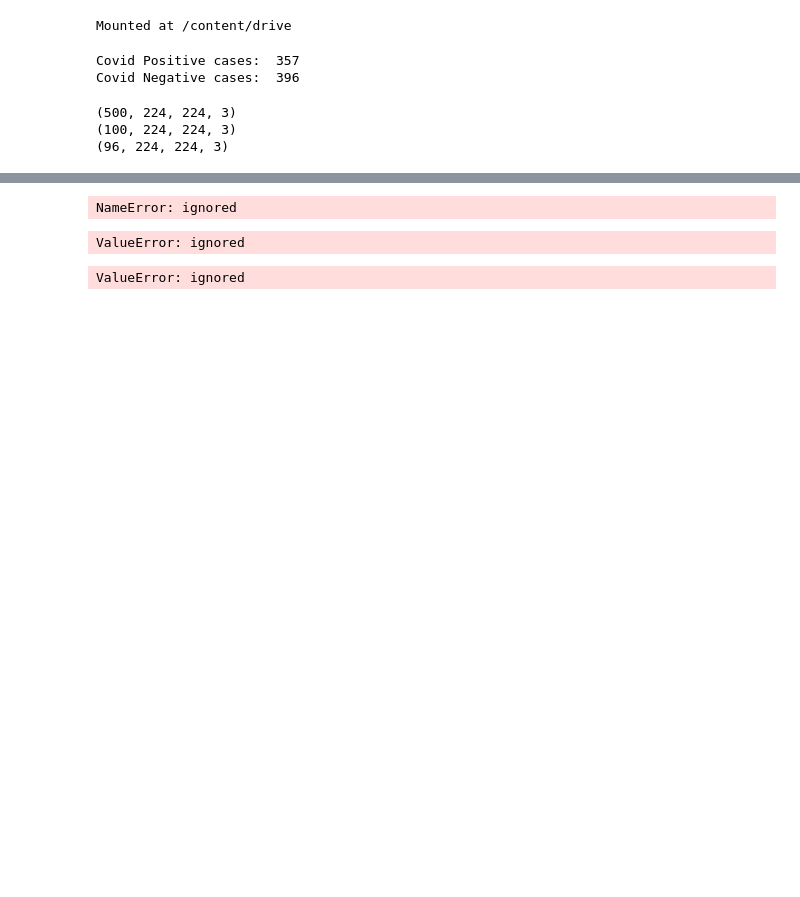
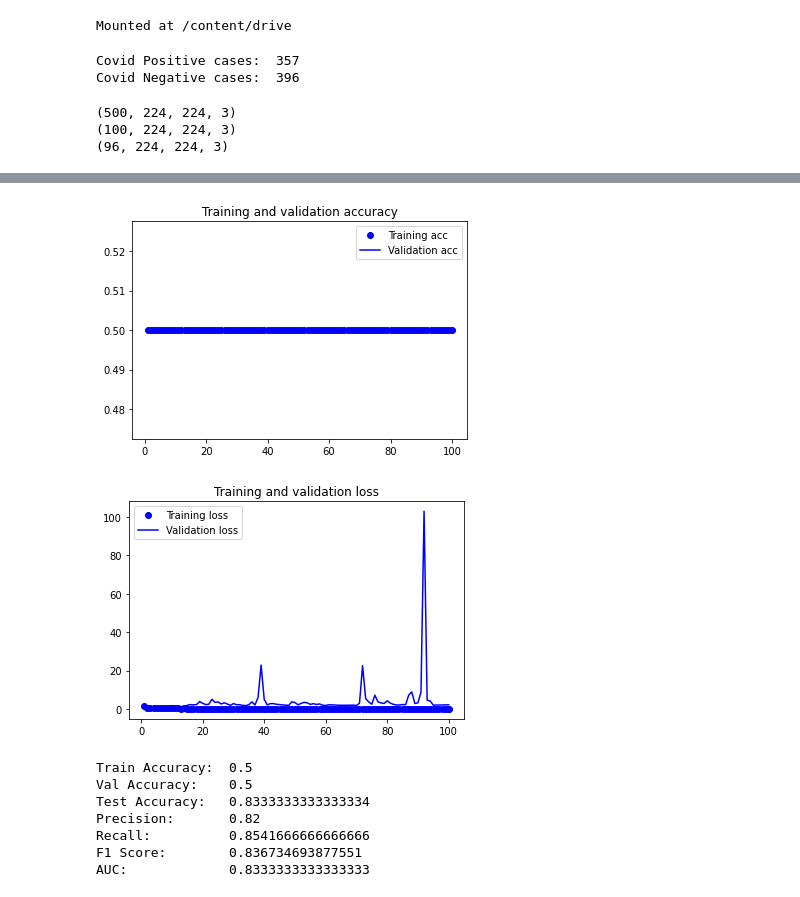
Before and after one commit to ymamathasai/DSDM-725, a Jupyter notebook: DSDM_COVID.ipynb, the cells around one changed output, grey strips where cells are left out. Cells and saved outputs as stored; diff of their text form; code cells hidden in the pictures; blank space fills up the shorter version.

```diff
--- a/DSDM_COVID.ipynb
+++ b/DSDM_COVID.ipynb
@@ -34,7 +33,7 @@ print("Covid Negative cases: ", count)
 Covid Positive cases:  357
 Covid Negative cases:  396
 # %%
-base_dir = '/content/drive/My Drive/COVID CLASSIFICATION/CT_COVID/'
+base_dir = '/content/drive/My Drive/COVID CLASSIFICATION/covid19_CT'
 if not os.path.exists(base_dir): os.mkdir(base_dir)
 # %%
 train_dir = os.path.join(base_dir, 'train')
@@ -239,0 +277,3 @@ ypred=ypred*1
+# %%
+model_resnet = ResNet50(include_top=True, weights=None,input_shape =None, classes = 1)
+model_resnet.summary()
@@ -239,0 +298,9 @@ ypred=ypred*1
+# %%
+model_resnet.compile(loss='binary_crossentropy',
+              optimizer='adam',
+              metrics=['acc'])
+# %%
+history = model_resnet.fit(train_X, train_y,
+                              batch_size=20,
+                              epochs=100,
+                              validation_data=(val_X, val_y))
@@ -240,7 +325,41 @@ ypred=ypred*1
+# %%
+import matplotlib.pyplot as plt
+
+acc = history.history['acc']
+val_acc = history.history['val_acc']
+loss = history.history['loss']
+val_loss = history.history['val_loss']
+
+epochs = range(1, len(acc) + 1)
+
+plt.plot(epochs, acc, 'bo', label='Training acc')
+plt.plot(epochs, val_acc, 'b', label='Validation acc')
+plt.title('Training and validation accuracy')
+plt.legend()
+
+plt.figure()
+
+plt.plot(epochs, loss, 'bo', label='Training loss')
+plt.plot(epochs, val_loss, 'b', label='Validation loss')
+plt.title('Training and validation loss')
+plt.legend()
+
+plt.show()
+# %% [output]
+[figure, added]
+[figure, added]
 # %%
+from sklearn.metrics import accuracy_score
+
+## Test Accuracy
+predictions = model.predict(test_X)
+ypred = predictions > 0.5
+test_acc = accuracy_score(test_y, ypred)
+
 from sklearn.metrics import precision_recall_fscore_support, roc_auc_score
 
-precision, recall, f1score, _ = precision_recall_fscore_support(test_y, ypred)
+precision, recall, f1score, _ = precision_recall_fscore_support(test_y, ypred, average='binary')
+
 auc = roc_auc_score(test_y, ypred)
 
 print("Train Accuracy:\t", acc[-1])
@@ -251,21 +370,10 @@ print("Recall:\t\t", recall)
 print("F1 Score:\t", f1score)
 print("AUC:\t\t", auc)
 # %% [output]
-NameError: ignored
+Train Accuracy:  0.5
+Val Accuracy:    0.5
+Test Accuracy:   0.8333333333333334
+Precision:       0.82
+Recall:          0.8541666666666666
+F1 Score:        0.836734693877551
+AUC:             0.8333333333333333
-# %%
-yhat_probs = model.predict(test_X, verbose=0)
-yhat_classes = np.argmax(yhat_probs, axis=1)
-from sklearn.metrics import f1_score
-from sklearn.metrics import roc_auc_score
-from sklearn.metrics import recall_score
-from sklearn.metrics import precision_score
-test_precision = precision_score(test_y, yhat_classes)
-test_recall = recall_score(test_y[..., 1], yhat_classes)
-test_auc = roc_auc_score(test_y[..., 1], yhat_classes)
-test_f1 = f1_score(test_y[..., 1], yhat_classes)
-# %% [output]
-ValueError: ignored
-# %%
-test_acc = accuracy_score(test_y, predictions)
-# %% [output]
-ValueError: ignored
```
Also changed, not shown: parts of 14 cells of this notebook.
